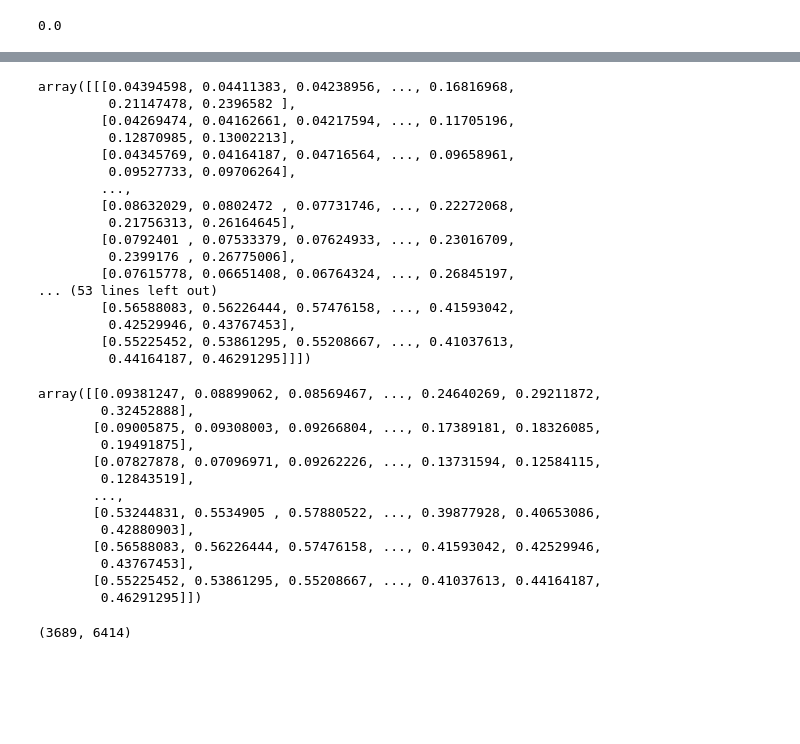
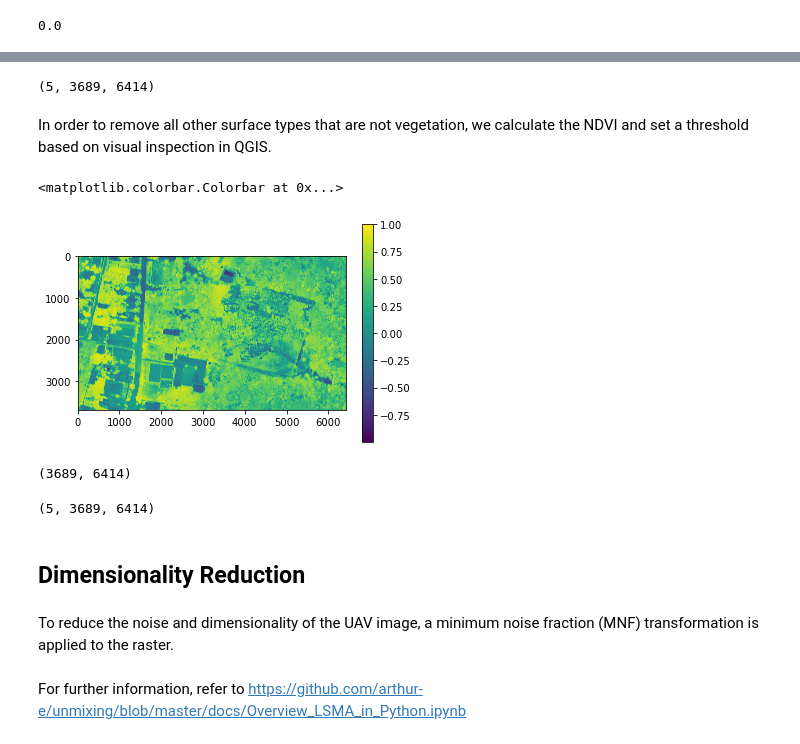
Before and after one commit to henriDierkes/SoftwareDev_Final, a Jupyter notebook: IntialTests.ipynb, the cells around one changed output, grey strips where cells are left out. Drawn from its saved outputs; the diff is of its cells as text; code cells hidden in the pictures; blank space fills up the shorter version.

Commit message:
Completed code for LSMA
The code runs, but needs some adjustment in order to get better results.

```diff
--- a/IntialTests.ipynb
+++ b/IntialTests.ipynb
@@ -33,3 +62,4 @@ array([[False, False, False, ..., False, False, False],
 # %%
-image_masked = np.ma.MaskedArray(image, img_na, fill_value = 0.0)
-image_masked
+# copy image to new array and set all zeros to 9999
+arrImg = np.copy(image)
+arrImg[:, img_na == True] = 9999
@@ -39,48 +73,16 @@ MaskError: Mask and data not compatible: data size is 118306230, mask size is 23
 def NormalizeData(data):
     return (data - np.min(data)) / (np.max(data) - np.min(data))
 # %%
-scaled_image = NormalizeData(image)
-scaled_image
+# apply function to image
+scaled_image = NormalizeData(arrImg)
+scaled_image.shape
 # %% [output]
-array([[[0.04394598, 0.04411383, 0.04238956, ..., 0.16816968,
-         0.21147478, 0.2396582 ],
-        [0.04269474, 0.04162661, 0.04217594, ..., 0.11705196,
-         0.12870985, 0.13002213],
-        [0.04345769, 0.04164187, 0.04716564, ..., 0.09658961,
-         0.09527733, 0.09706264],
-        ...,
-        [0.08632029, 0.0802472 , 0.07731746, ..., 0.22272068,
-         0.21756313, 0.26164645],
-        [0.0792401 , 0.07533379, 0.07624933, ..., 0.23016709,
-         0.2399176 , 0.26775006],
-        [0.07615778, 0.06651408, 0.06764324, ..., 0.26845197,
-... (53 lines left out)
-        [0.56588083, 0.56226444, 0.57476158, ..., 0.41593042,
-         0.42529946, 0.43767453],
-        [0.55225452, 0.53861295, 0.55208667, ..., 0.41037613,
-         0.44164187, 0.46291295]]])
+(5, 3689, 6414)
+# %% [markdown]
+In order to remove all other surface types that are not vegetation, we calculate the NDVI and set a threshold based on visual inspection in QGIS.
 # %%
 # Calculate NDVI
 red = scaled_image[2]
-red
 nir = scaled_image[4]
-nir
+
+ndvi = np.divide((nir - red), (nir + red))
-# %% [output]
-array([[0.09381247, 0.08899062, 0.08569467, ..., 0.24640269, 0.29211872,
-        0.32452888],
-       [0.09005875, 0.09308003, 0.09266804, ..., 0.17389181, 0.18326085,
-        0.19491875],
-       [0.07827878, 0.07096971, 0.09262226, ..., 0.13731594, 0.12584115,
-        0.12843519],
-       ...,
-       [0.53244831, 0.5534905 , 0.57880522, ..., 0.39877928, 0.40653086,
-        0.42880903],
-       [0.56588083, 0.56226444, 0.57476158, ..., 0.41593042, 0.42529946,
-        0.43767453],
-       [0.55225452, 0.53861295, 0.55208667, ..., 0.41037613, 0.44164187,
-        0.46291295]])
-# %%
-ndvi = (nir - red) / (nir + red)
-ndvi.shape
-# %% [output]
-(3689, 6414)
@@ -86,0 +91,20 @@ ndvi.shape
+# %%
+# plot NDVI
+plt.imshow(np.squeeze(ndvi))
+plt.colorbar()
+# %% [output]
+<matplotlib.colorbar.Colorbar at 0x...>
+[figure, added]
+# %%
+# Create classes and apply to NDVI results
+ndvi_mask = np.where(ndvi > 0.4, ndvi, -9999)
+ndvi_mask.shape
+# %% [output]
+(3689, 6414)
+# %%
+# Apply mask to scaled image
+scaledImg_masked = np.copy(scaled_image)
+scaledImg_masked[:, ndvi_mask == -9999] = -9999
+scaledImg_masked.shape
+# %% [output]
+(5, 3689, 6414)
@@ -86,0 +113,6 @@ ndvi.shape
+# %% [markdown]
+## Dimensionality Reduction
+# %% [markdown]
+To reduce the noise and dimensionality of the UAV image, a minimum noise fraction (MNF) transformation is applied to the raster.
+# %% [markdown]
+For further information, refer to https://github.com/arthur-e/unmixing/blob/master/docs/Overview_LSMA_in_Python.ipynb
```
Also changed, not shown: parts of 41 cells of this notebook.
